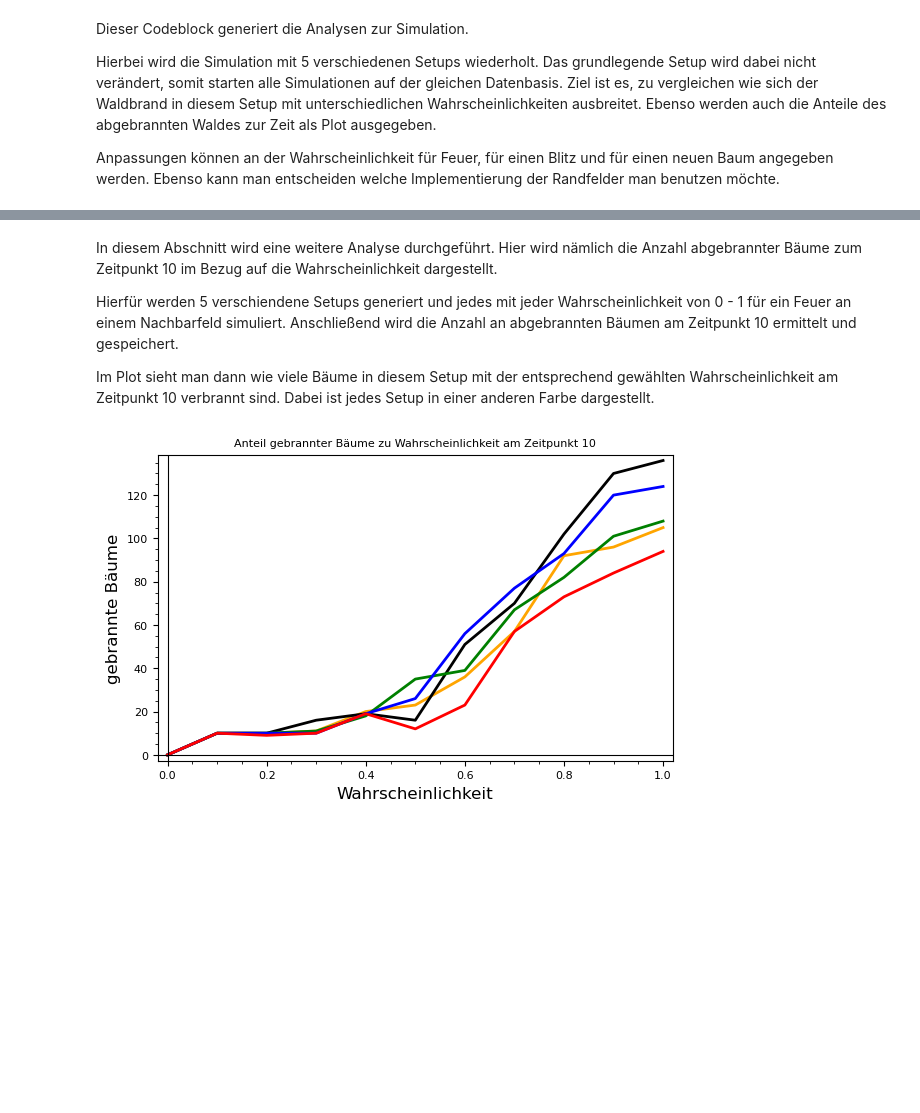
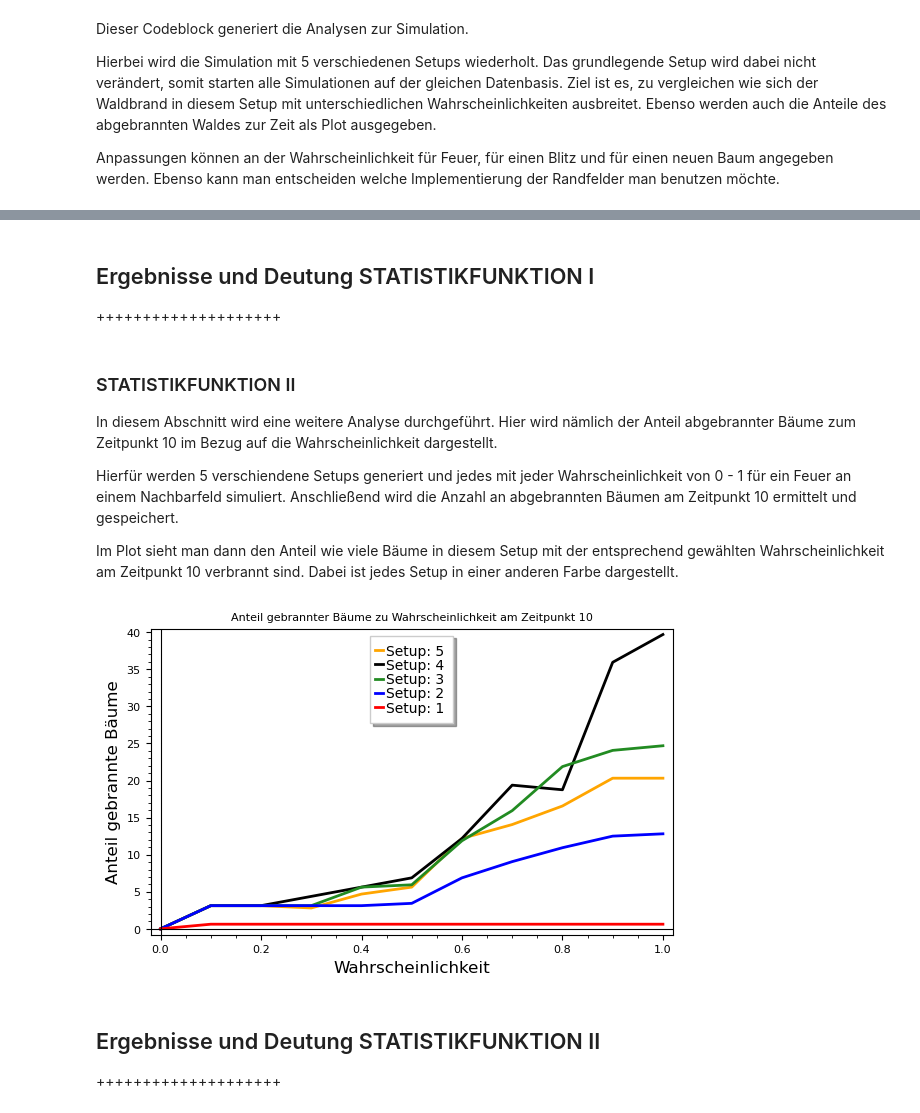
Before and after one commit to simgae/HM-Angewandte-Mathematik, a Jupyter notebook: Lecture_3/12-4-Zellulärer Automat.ipynb, the cells around one changed output, grey strips where cells are left out. Cells and saved outputs as stored; diff of their text form; code cells hidden in the pictures; blank space fills up the shorter version.

```diff
--- a/Lecture_3/12-4-Zellulärer Automat.ipynb
+++ b/Lecture_3/12-4-Zellulärer Automat.ipynb
@@ -79,10 +108,10 @@ density = 0.8
 pe = 0.5
 
 # possibility for lighting
-pb = 0
+pb = 0.0001
 
 # possibility for a new tree
-pw = 0
+pw = 0.0001
 
 # define lists for each category
 forest_fields = []
@@ -425,15 +472,17 @@ Des Weiteren wird eine `analytics` Liste geführt, welche die bis zu einem Zeitp
 # %%
-def runAnalytics(pe, pb, pw, forest_fields, fire_fields, free_fields, forest, number_of_columns, number_of_rows, oneSystem):
+def runAnalytics(pe, pb, pw, forest_fields, fire_fields, free_fields, forest, number_of_columns, number_of_rows, oneSystem, density):
     current_time = 1
 
+    amount_of_trees = number_of_columns * number_of_rows * density
+
     # time 0 - one tree burns
-    analytics = [(0,1)]
+    analytics = [(0, 100 / amount_of_trees * 1)]
 
     # run as long as we have forest fields, we have fires and the current time is less than 100
     # without the last check it could be possible that we run into an infinite loop, because trees grow
     # as fast as they durn down.
 
-    while(len(forest_fields) != 0 and len(fire_fields) != 0 and current_time < 100):
+    while(len(forest_fields) != 0 and current_time < 100):
 
         # spread fire, create a lightning and new trees
         spreadFire(forest_fields, fire_fields, free_fields, pe, forest, oneSystem, number_of_columns, number_of_rows)
@@ -441,7 +490,7 @@ def runAnalytics(pe, pb, pw, forest_fields, fire_fields, free_fields, forest, nu
         growTree(pw, free_fields, forest_fields, forest)
 
         # save current status of burned trees in analytics list
-        current_status = (current_time, analytics[current_time-1][1] + len(fire_fields))
+        current_status = (current_time, (100 / amount_of_trees * len(fire_fields)) + analytics[current_time-1][1])
         analytics.append(current_status)
 
         current_time += 1
@@ -500,9 +593,14 @@ Setup: 5
+# %% [markdown]
+## Ergebnisse und Deutung STATISTIKFUNKTION I
+++++++++++++++++++++
 # %% [markdown]
-In diesem Abschnitt wird eine weitere Analyse durchgeführt. Hier wird nämlich die Anzahl abgebrannter Bäume zum Zeitpunkt 10 im Bezug auf die Wahrscheinlichkeit dargestellt.
+### STATISTIKFUNKTION II
+
+In diesem Abschnitt wird eine weitere Analyse durchgeführt. Hier wird nämlich der Anteil abgebrannter Bäume zum Zeitpunkt 10 im Bezug auf die Wahrscheinlichkeit dargestellt.
 
 Hierfür werden 5 verschiendene Setups generiert und jedes mit jeder Wahrscheinlichkeit von 0 - 1 für ein Feuer an einem Nachbarfeld simuliert. Anschließend wird die Anzahl an abgebrannten Bäumen am Zeitpunkt 10 ermittelt und gespeichert.
 
-Im Plot sieht man dann wie viele Bäume in diesem Setup mit der entsprechend gewählten Wahrscheinlichkeit am Zeitpunkt 10 verbrannt sind. Dabei ist jedes Setup in einer anderen Farbe dargestellt.
+Im Plot sieht man dann den Anteil wie viele Bäume in diesem Setup mit der entsprechend gewählten Wahrscheinlichkeit am Zeitpunkt 10 verbrannt sind. Dabei ist jedes Setup in einer anderen Farbe dargestellt.
 # %%
 # amount of runs
 run = 5
@@ -511,7 +609,12 @@ run = 5
 g = Graphics()
 
 # different colors
-colors = ['red', 'blue', 'green', 'black', 'orange']
+colors = ['red', 'blue', 'forestgreen', 'black', 'orange']
+
+# define possiblities
+pb = 0
+pw = 0
+oneSystem = False
 
 while run > 0:
 
@@ -522,33 +625,37 @@ while run > 0:
     amount_to_pe = [(0,0)]
 
     # loop through all possibilites -> starting with 0.1 - ends with 1 - steps 0.1
     for i in range(1, 11):
 
         # calculate possibility
         pe = i / 10
 
         # run analytics
-        analytics = runAnalytics(pe, 0, 0, forest_fields.copy(), fire_fields.copy(), free_fields.copy(), copy(forest), number_of_columns, number_of_rows, False)
+        analytics = runAnalytics(pe, pb, pw, forest_fields.copy(), fire_fields.copy(), free_fields.copy(), copy(forest), number_of_columns, number_of_rows, oneSystem, density)
 
         # check if run takes longer than 10 time units
         if(len(analytics) < 10):
 
             # if not -> take the last amount of burned trees
             amount_to_pe.append((pe, analytics[len(analytics)-1][1]))
 
         else:
 
             # if yes -> take amount of burned trees at timestamp 10
             amount_to_pe.append((pe, analytics[9][1]))
 
 
     # add list to plot
-    plot = list_plot(amount_to_pe, plotjoined=True, title="Anteil gebrannter Bäume zu Wahrscheinlichkeit am Zeitpunkt 10", frame=True, axes_labels=["Wahrscheinlichkeit","gebrannte Bäume"], fontsize=8, color=colors[run - 1], thickness=2)
+    plot = list_plot(amount_to_pe, plotjoined=True, title="Anteil gebrannter Bäume zu Wahrscheinlichkeit am Zeitpunkt 10", frame=True, axes_labels=["Wahrscheinlichkeit","Anteil gebrannte Bäume"], fontsize=8, color=colors[run - 1], thickness=2, legend_label=f'Setup: {str(run)}')
+    plot.set_legend_options(loc='upper center')
     g = g + plot
 
     run -= 1
 
 # show plot
 g.show()
 # %% [output]
-[figure, old version]
+[figure, new version]
+# %% [markdown]
+## Ergebnisse und Deutung STATISTIKFUNKTION II
+++++++++++++++++++++
```
Also changed, not shown: parts of 21 cells of this notebook, 2 other files.
